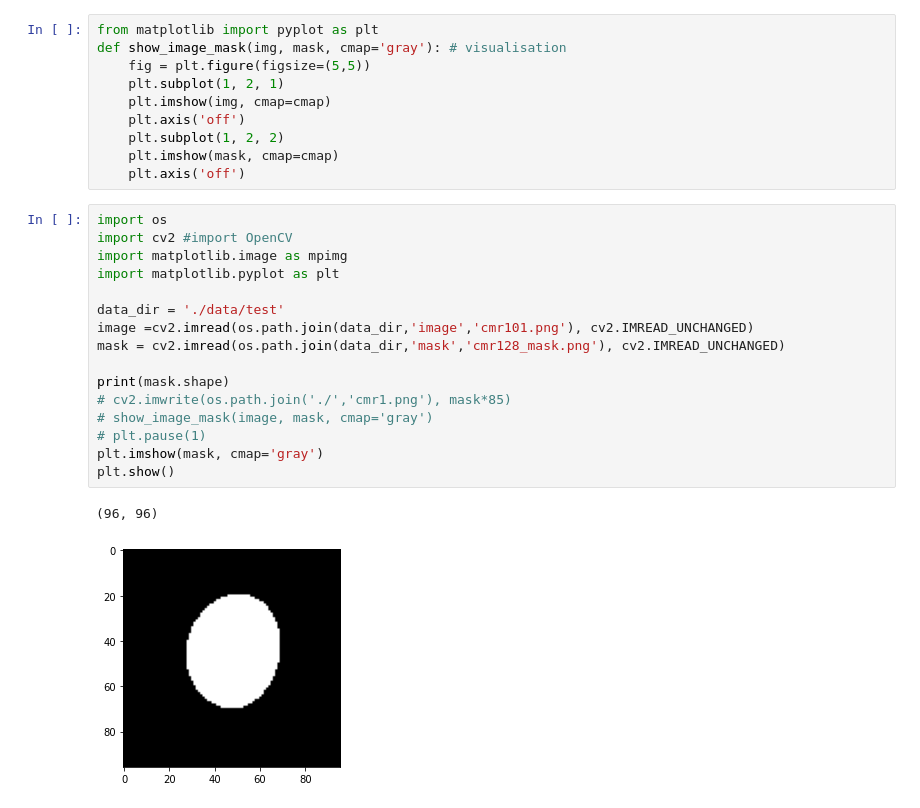
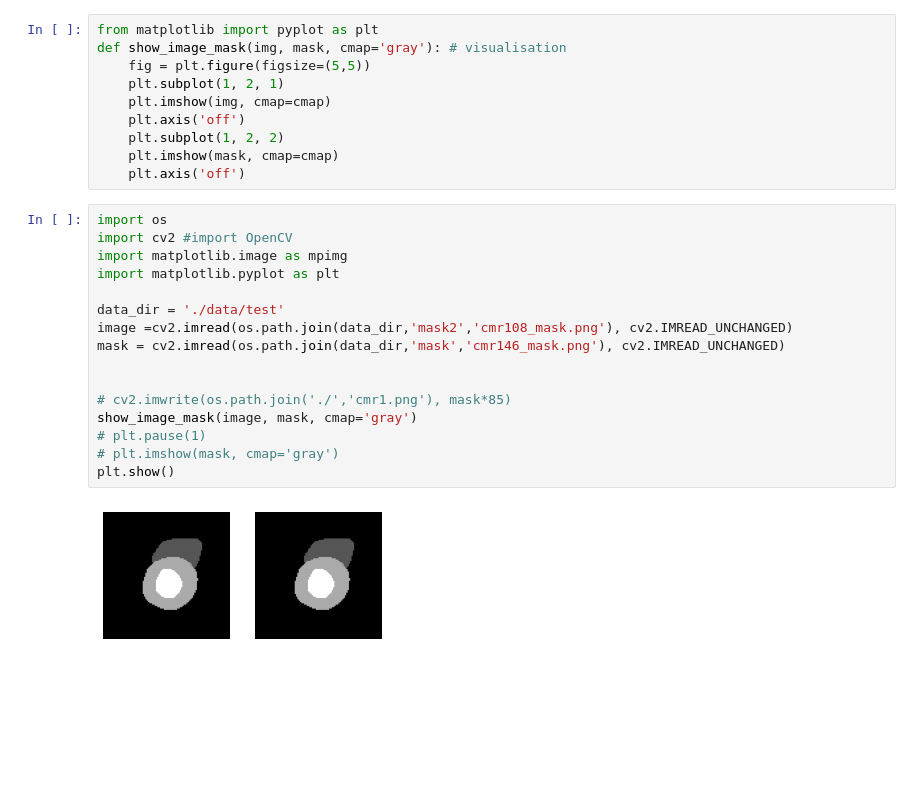
Before and after one commit to matt51814/CW2, a Jupyter notebook: test_code.ipynb, the cells around one changed output. Cells and saved outputs as stored; diff of their text form; blank space fills up the shorter version.

```diff
--- a/test_code.ipynb
+++ b/test_code.ipynb
@@ -93,19 +95,18 @@ def show_image_mask(img, mask, cmap='gray'): # visualisation
 # %%
 import os
 import cv2 #import OpenCV
 import matplotlib.image as mpimg
 import matplotlib.pyplot as plt
 
 data_dir = './data/test'
-image =cv2.imread(os.path.join(data_dir,'image','cmr101.png'), cv2.IMREAD_UNCHANGED)
-mask = cv2.imread(os.path.join(data_dir,'mask','cmr128_mask.png'), cv2.IMREAD_UNCHANGED)
+image =cv2.imread(os.path.join(data_dir,'mask2','cmr108_mask.png'), cv2.IMREAD_UNCHANGED)
+mask = cv2.imread(os.path.join(data_dir,'mask','cmr146_mask.png'), cv2.IMREAD_UNCHANGED)
 
-print(mask.shape)
+
 # cv2.imwrite(os.path.join('./','cmr1.png'), mask*85)
-# show_image_mask(image, mask, cmap='gray')
+show_image_mask(image, mask, cmap='gray')
 # plt.pause(1)
-plt.imshow(mask, cmap='gray')
+# plt.imshow(mask, cmap='gray')
 plt.show()
 # %% [output]
-(96, 96)
-[figure, old version]
+[figure, new version]
```
Also changed, not shown: parts of 9 cells of this notebook.
